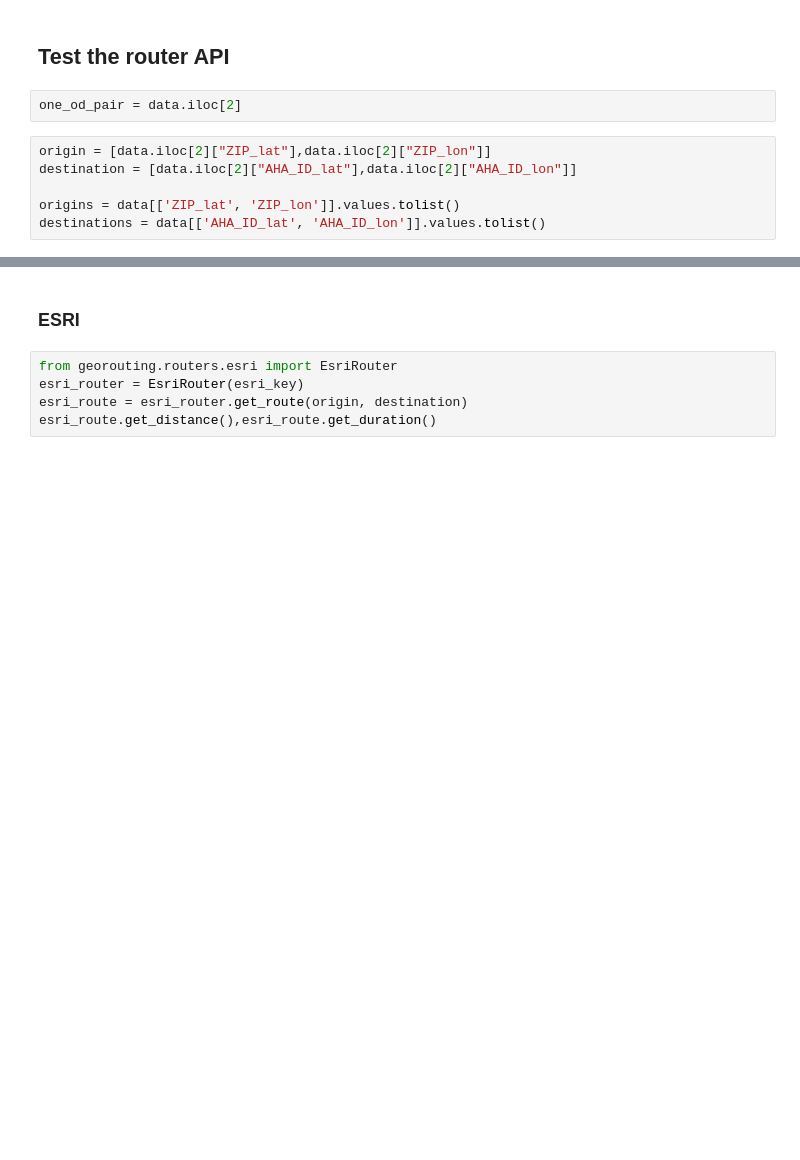
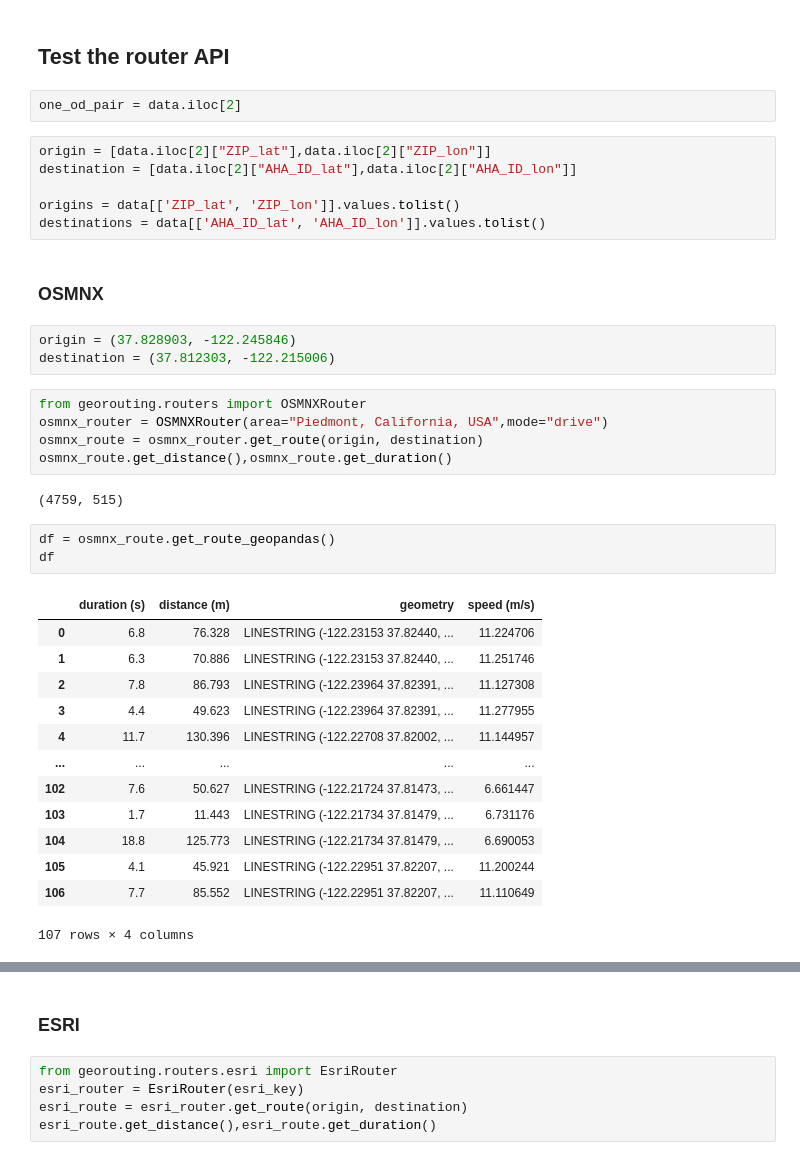
Before and after one commit to wybert/georouting, a Jupyter notebook: notebooks/dev.ipynb, the cells around one changed output, grey strips where cells are left out. Drawn from its saved outputs; the diff is of its cells as text; blank space fills up the shorter version.

Commit message:
add OSMnx router

```diff
--- a/notebooks/dev.ipynb
+++ b/notebooks/dev.ipynb
@@ -37,3 +37,32 @@ destination = [data.iloc[2]["AHA_ID_lat"],data.iloc[2]["AHA_ID_lon"]]
 
 origins = data[['ZIP_lat', 'ZIP_lon']].values.tolist()
 destinations = data[['AHA_ID_lat', 'AHA_ID_lon']].values.tolist()
+# %% [markdown]
+### OSMNX
+# %%
+origin = (37.828903, -122.245846)
+destination = (37.812303, -122.215006)
+# %%
+from georouting.routers import OSMNXRouter
+osmnx_router = OSMNXRouter(area="Piedmont, California, USA",mode="drive")
+osmnx_route = osmnx_router.get_route(origin, destination)
+osmnx_route.get_distance(),osmnx_route.get_duration()
+# %% [output]
+(4759, 515)
+# %%
+df = osmnx_route.get_route_geopandas()
+df
+# %% [output]
+|  | duration (s) | distance (m) | geometry | speed (m/s) |
+| 0 | 6.8 | 76.328 | LINESTRING (-122.23153 37.82440, ... | 11.224706 |
+| 1 | 6.3 | 70.886 | LINESTRING (-122.23153 37.82440, ... | 11.251746 |
+| 2 | 7.8 | 86.793 | LINESTRING (-122.23964 37.82391, ... | 11.127308 |
+| 3 | 4.4 | 49.623 | LINESTRING (-122.23964 37.82391, ... | 11.277955 |
+| 4 | 11.7 | 130.396 | LINESTRING (-122.22708 37.82002, ... | 11.144957 |
+| ... | ... | ... | ... | ... |
+| 102 | 7.6 | 50.627 | LINESTRING (-122.21724 37.81473, ... | 6.661447 |
+| 103 | 1.7 | 11.443 | LINESTRING (-122.21734 37.81479, ... | 6.731176 |
+| 104 | 18.8 | 125.773 | LINESTRING (-122.21734 37.81479, ... | 6.690053 |
+| 105 | 4.1 | 45.921 | LINESTRING (-122.22951 37.82207, ... | 11.200244 |
+| 106 | 7.7 | 85.552 | LINESTRING (-122.22951 37.82207, ... | 11.110649 |
+107 rows × 4 columns
```
Also changed, not shown: parts of 5 cells of this notebook, 3 other files.
